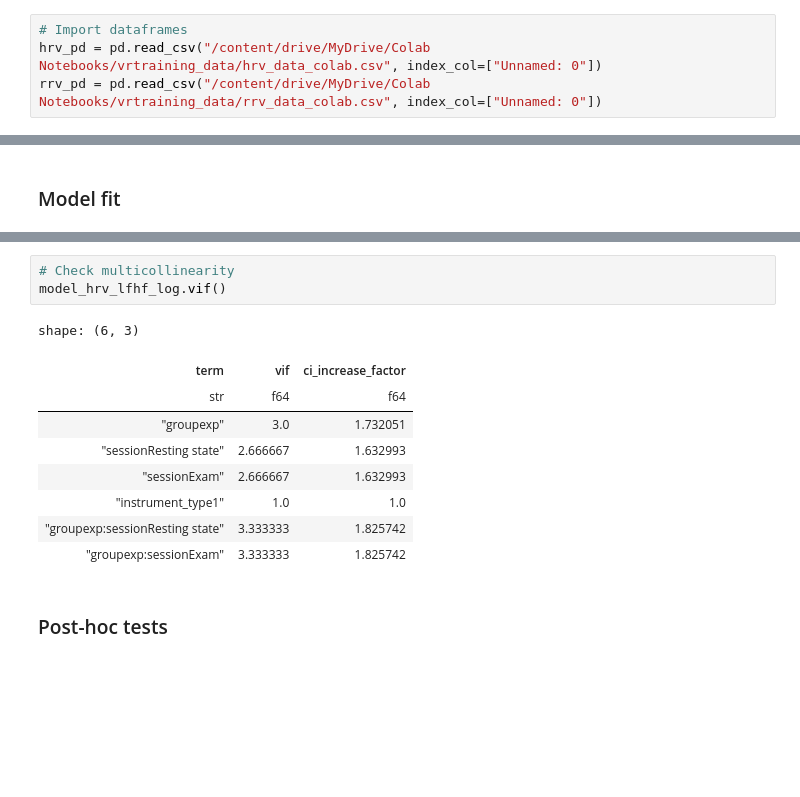
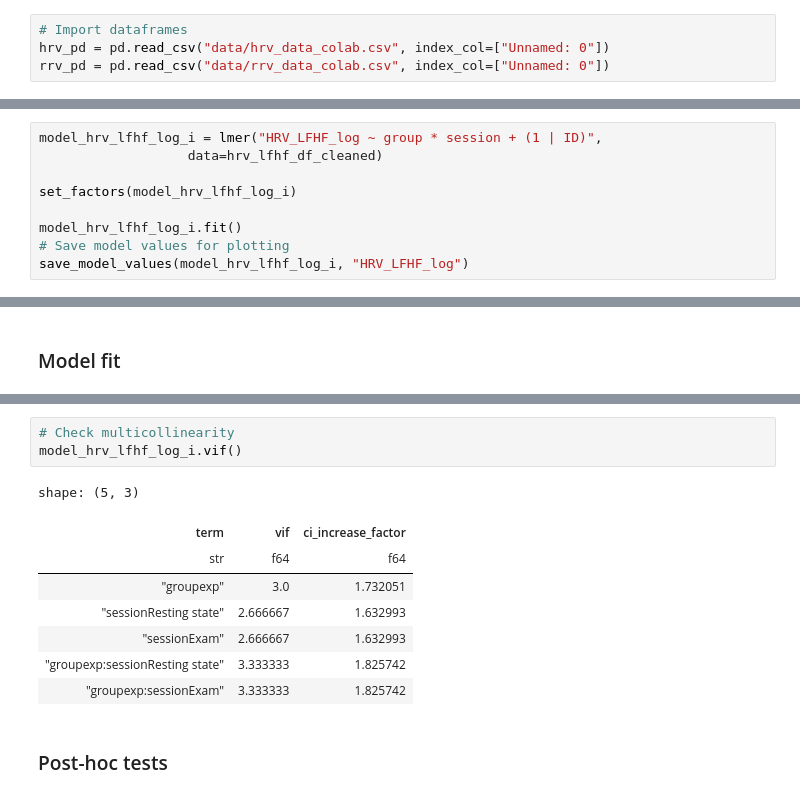
Before and after one commit to sandorimrenagy/VRtraining, a Jupyter notebook: Vrtraining_with_pymer4.ipynb, the cells around one changed output, grey strips where cells are left out. Drawn from its saved outputs; the diff is of its cells as text; blank space fills up the shorter version.

```diff
--- a/Vrtraining_with_pymer4.ipynb
+++ b/Vrtraining_with_pymer4.ipynb
@@ -66,7 +29,7 @@ Mounted at /content/drive
 # %%
 # Import dataframes
-hrv_pd = pd.read_csv("/content/drive/MyDrive/Colab Notebooks/vrtraining_data/hrv_data_colab.csv", index_col=["Unnamed: 0"])
-rrv_pd = pd.read_csv("/content/drive/MyDrive/Colab Notebooks/vrtraining_data/rrv_data_colab.csv", index_col=["Unnamed: 0"])
+hrv_pd = pd.read_csv("data/hrv_data_colab.csv", index_col=["Unnamed: 0"])
+rrv_pd = pd.read_csv("data/rrv_data_colab.csv", index_col=["Unnamed: 0"])
 # %%
 # Reorder session variables for Baseline as reference
 hrv_pd['session'] = pd.Categorical(
@@ -987,0 +1035,9 @@ visual_check(model_hrv_lfhf_log_i, dv="HRV_LFHF_log")
+# %%
+model_hrv_lfhf_log_i = lmer("HRV_LFHF_log ~ group * session + (1 | ID)",
+                   data=hrv_lfhf_df_cleaned)
+
+set_factors(model_hrv_lfhf_log_i)
+
+model_hrv_lfhf_log_i.fit()
+# Save model values for plotting
+save_model_values(model_hrv_lfhf_log_i, "HRV_LFHF_log")
@@ -1000,15 +1057,14 @@ shape: (1, 13)
 | 113.686757 | 118.050394 | 127.588114 | 0.134155 | 0.205155 | 0.082001 | 97.686757 | 0.656998 | 0.750436 | 34 | ... |
 # %%
 # Check multicollinearity
-model_hrv_lfhf_log.vif()
+model_hrv_lfhf_log_i.vif()
 # %% [output]
-shape: (6, 3)
+shape: (5, 3)
 | term | vif | ci_increase_factor |
 | str | f64 | f64 |
 | "groupexp" | 3.0 | 1.732051 |
 | "sessionResting state" | 2.666667 | 1.632993 |
 | "sessionExam" | 2.666667 | 1.632993 |
-| "instrument_type1" | 1.0 | 1.0 |
 | "groupexp:sessionResting state" | 3.333333 | 1.825742 |
 | "groupexp:sessionExam" | 3.333333 | 1.825742 |
 # %% [markdown]
```
Also changed, not shown: parts of 92 cells of this notebook, 1 other file.
